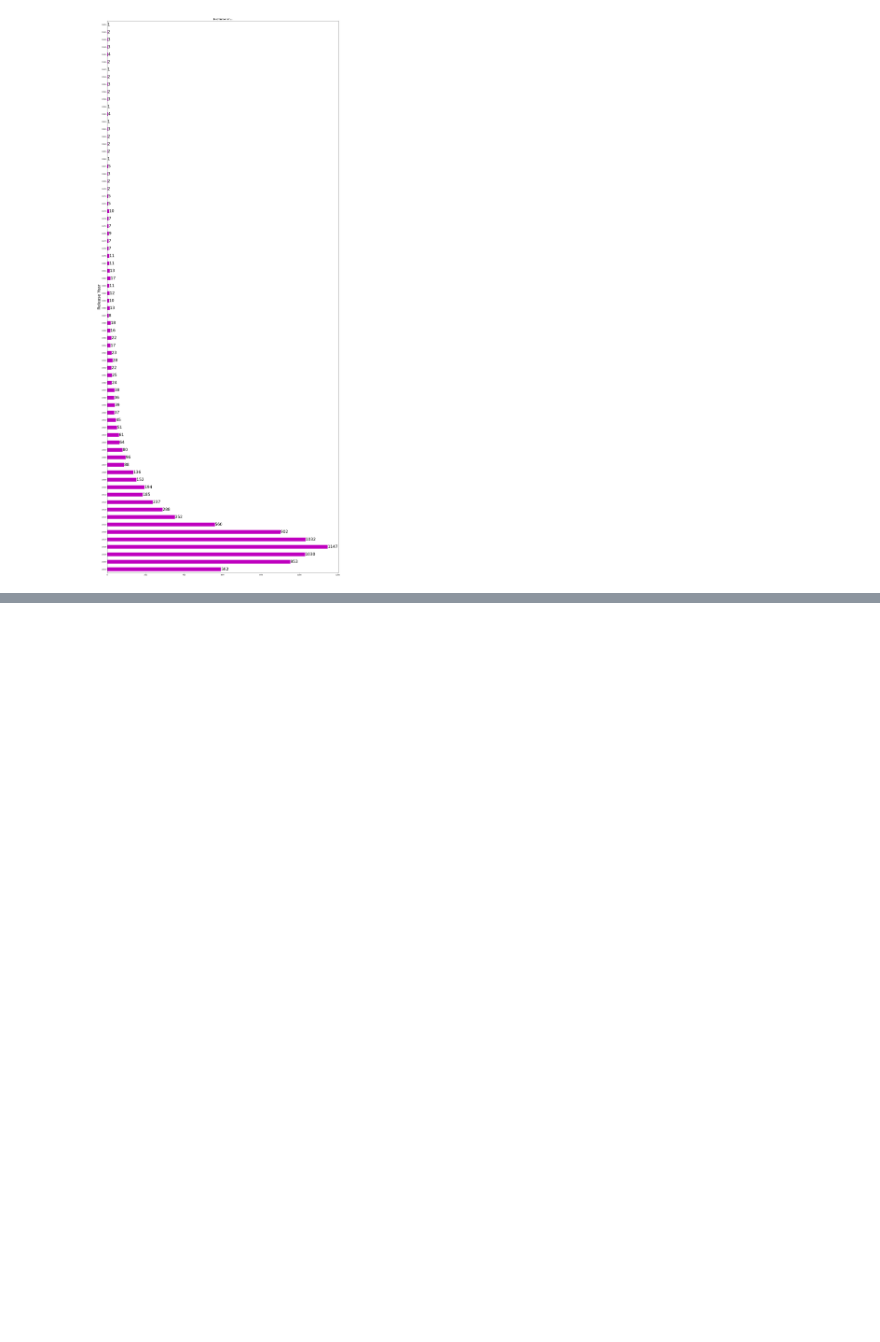
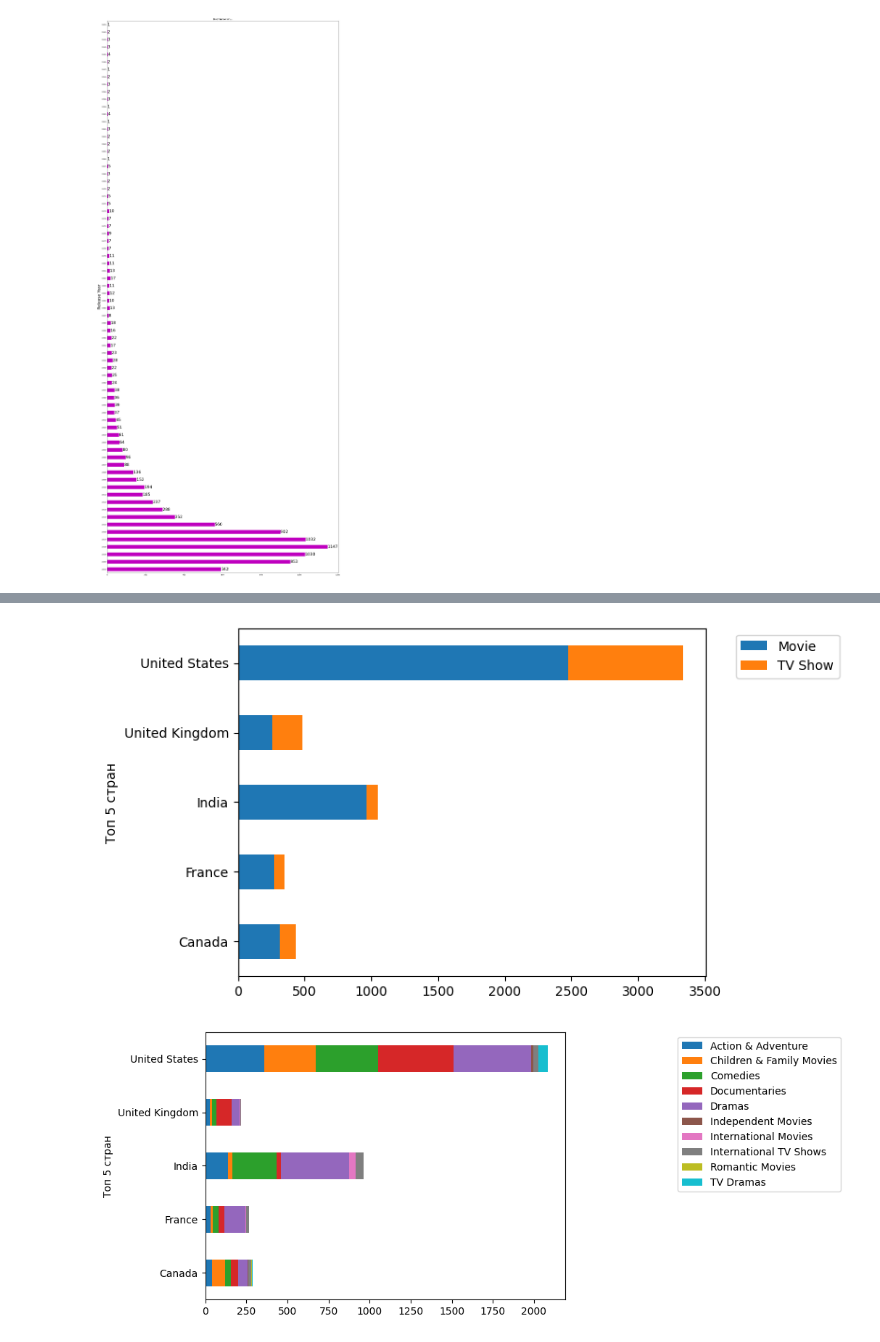
Before and after one commit to annahehe/Netflix, a Jupyter notebook: test.ipynb, the cells around one changed output, grey strips where cells are left out. Cells and saved outputs as stored; diff of their text form; code cells hidden in the pictures; blank space fills up the shorter version.

```diff
--- a/test.ipynb
+++ b/test.ipynb
@@ -30,7 +22,7 @@ def split_values(value: str):
     else:
         return splitted
 
-# функция, которая возвращает обрботанные нужные нам данные из DataFrame
+# функция, которая возвращает обработанные нужные нам данные из DataFrame
 def get_filtered_series(df: pd.DataFrame, path: str, count_filter: int):
     return (
         df[path]
@@ -39,7 +31,8 @@ def get_filtered_series(df: pd.DataFrame, path: str, count_filter: int):
             .apply(split_values)
             .explode()
             .value_counts()
-            .where(lambda count: count >= count_filter).dropna()
+            .where(lambda count: count >= count_filter)
+            .dropna()
     )
 
 # Выводим на экран данные
@@ -137,0 +128,62 @@ plt.show()
+# %%
+top_5_countries = countries_series.nlargest(n=5).keys()
+
+def set_top_country(countries: list[str]):
+    country = set(countries).intersection(top_5_countries)
+    if (len(country) > 0):
+        return list(country)[0]
+
+data['top_country'] = (
+    data['country']
+        .dropna()
+        .apply(split_values)
+        .apply(set_top_country)
+)
+
+(
+    data
+        .groupby('top_country')['type']
+        .value_counts()
+        .unstack()
+        .plot(kind='barh', stacked=True)
+)
+
+plt.ylabel('Топ 5 стран')
+plt.legend(bbox_to_anchor = (1.3, 1)) #переместить легенду
+plt.show()
+
+top_10_genres = (
+    get_filtered_series(data, 'listed_in', 0)
+        .head(10)
+        .keys()
+)
+
+def set_top_genres(listed_in: str):
+    splitted = listed_in.split(', ')
+    if (isinstance(splitted, str)):
+        if (listed_in in top_10_genres):
+            return listed_in
+    elif (isinstance(splitted[0], str) & (splitted[0] in top_10_genres)):
+        return splitted[0]
+
+data['listed_in_processed'] = (
+    data['listed_in']
+        .dropna()
+        .apply(set_top_genres)
+        .dropna()
+)
+
+(
+    data
+        .groupby('top_country')['listed_in_processed']
+        .value_counts()
+        .unstack()
+        .plot(kind='barh', stacked=True)
+)
+
+plt.ylabel('Топ 5 стран')
+plt.legend(bbox_to_anchor = (1.3, 1)) #переместить легенду
+plt.show()
+# %% [output]
+[figure, added]
+[figure, added]
```
Also changed, not shown: parts of 5 cells of this notebook, 1 other file.
